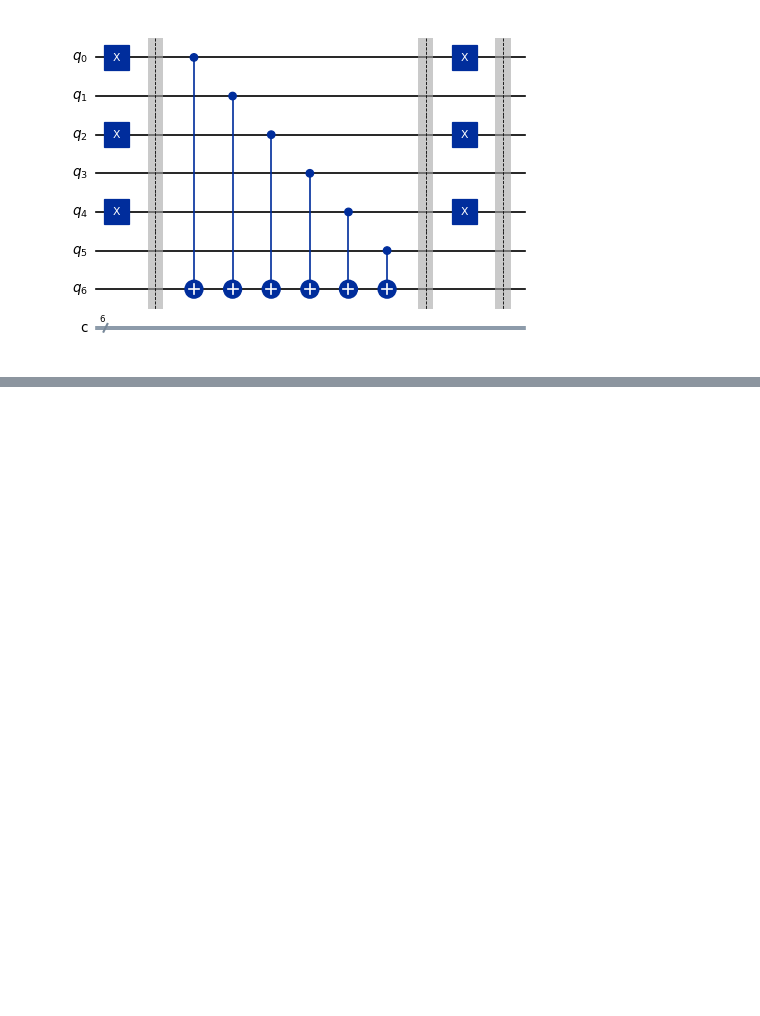
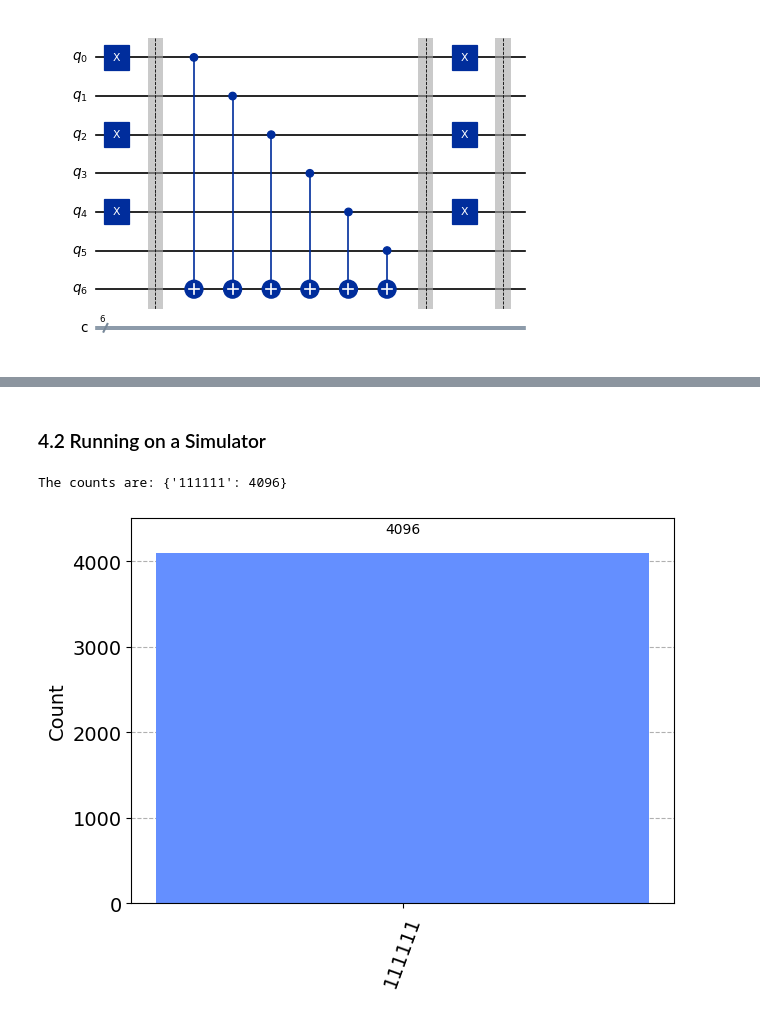
Before and after one commit to matttavares9/CSCI4961_labs_projects, a Jupyter notebook: Modules/Algorithms/Deutschs/deutschs.ipynb, the cells around one changed output, grey strips where cells are left out. Cells and saved outputs as stored; diff of their text form; code cells hidden in the pictures; blank space fills up the shorter version.

```diff
--- a/Modules/Algorithms/Deutschs/deutschs.ipynb
+++ b/Modules/Algorithms/Deutschs/deutschs.ipynb
@@ -223,0 +220,22 @@ qc.draw(output="mpl", scale=0.6)
+# %% [markdown]
+### 4.2 Running on a Simulator
+# %%
+# Running on Simulator
+from qiskit.primitives import StatevectorSampler
+from qiskit.visualization import plot_histogram
+
+sampler = StatevectorSampler()
+
+sim_qc = qc
+
+# Run using sampler
+result = sampler.run([sim_qc], shots=4096).result()
+
+# Get counts for the classical register "c"
+counts = result[0].data.c.get_counts()
+print(f"The counts are: {counts}")
+
+plot_histogram(counts)
+# %% [output]
+The counts are: {'111111': 4096}
+[figure, added]
```
Also changed, not shown: parts of 3 cells of this notebook.
